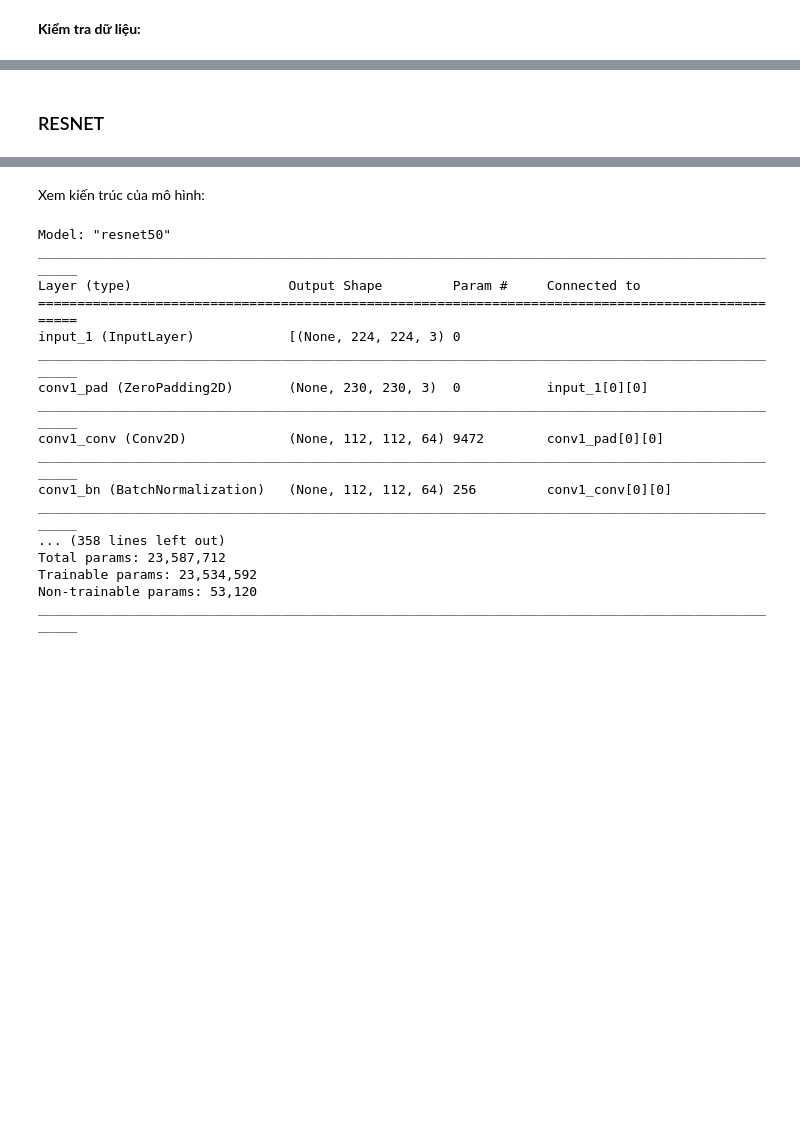
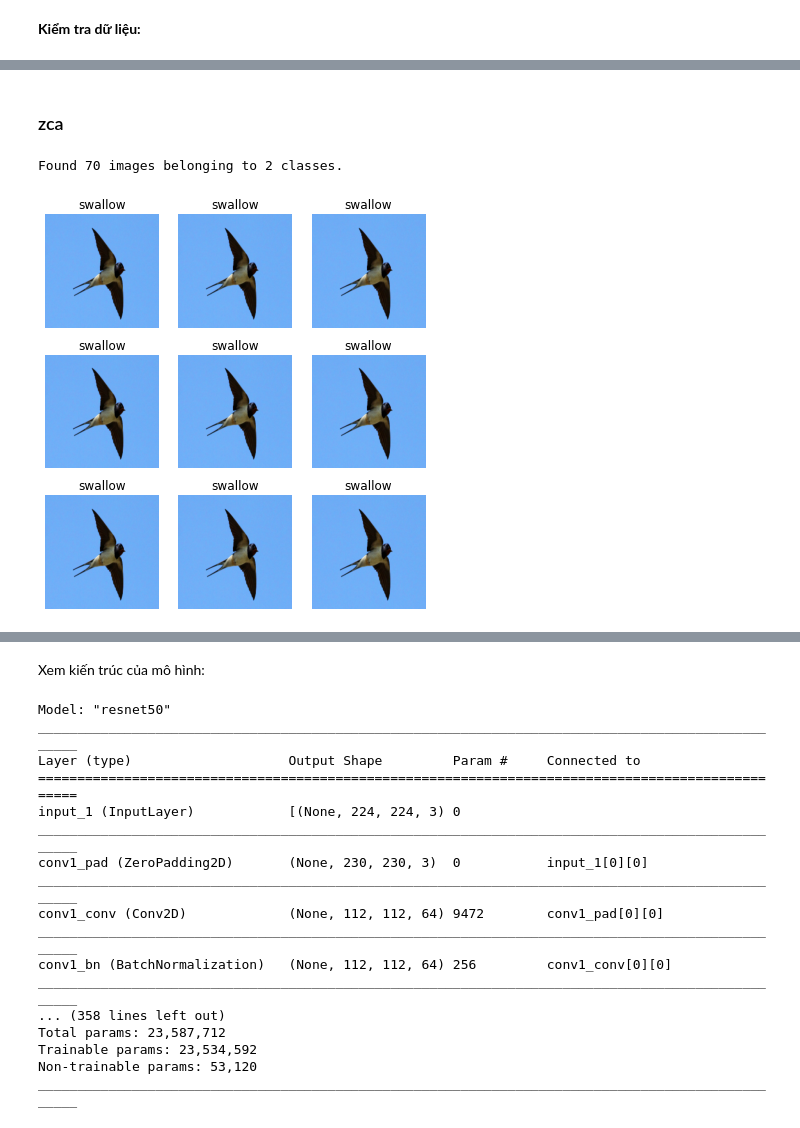
Before and after one commit to ddpham/swift_swallow_classification, a Jupyter notebook: nbs/keras_framework.ipynb, the cells around one changed output, grey strips where cells are left out. Drawn from its saved outputs; the diff is of its cells as text; code cells hidden in the pictures; blank space fills up the shorter version.

```diff
--- a/nbs/keras_framework.ipynb
+++ b/nbs/keras_framework.ipynb
@@ -91,2 +197,42 @@ for images, labels in train_ds.take(1):
+# %%
+# Tạo dữ liệu:
+def create_dataset(aug_tfms: dict):
+    return ImageDataGenerator(**aug_tfms, validation_split=.1)\
+    .flow_from_directory(
+        f'{path}/train',
+        target_size=(224, 224),
+        batch_size=9,
+        shuffle=True,
+        seed=42,
+        subset='validation',
+        class_mode='binary'
+    )
+
+# Vẽ dữ liệu:
+def plot_images(aug_tfms, repeat: bool=True):
+    dataset = create_dataset(aug_tfms)
+    class_names = list(dataset.class_indices.keys())
+    np.random.seed()
+    idx = np.random.randint(9)
+    if repeat:
+        images = [dataset[0][0][idx] for i in range(9)]
+        labels = [dataset[0][1][idx] for i in range(9)]
+    else:
+        images = dataset[0][0]
+        labels = dataset[0][1]
+    plt.figure(figsize=(6, 6))
+    for i in range(9):
+        plt.subplot(3, 3, i+1)
+        plt.imshow(images[i]/255.)
+        plt.title(class_names[np.int8(labels[i])])
+        plt.axis('off')
+        plt.tight_layout()
 # %% [markdown]
-### RESNET
+### zca
+# %%
+aug_tfms = dict(zca_whitening=True)
+# sample = create_dataset(aug_tfms)
+plot_images(aug_tfms)
+# %% [output]
+Found 70 images belonging to 2 classes.
+[figure, added]
```
Also changed, not shown: parts of 51 cells of this notebook.
